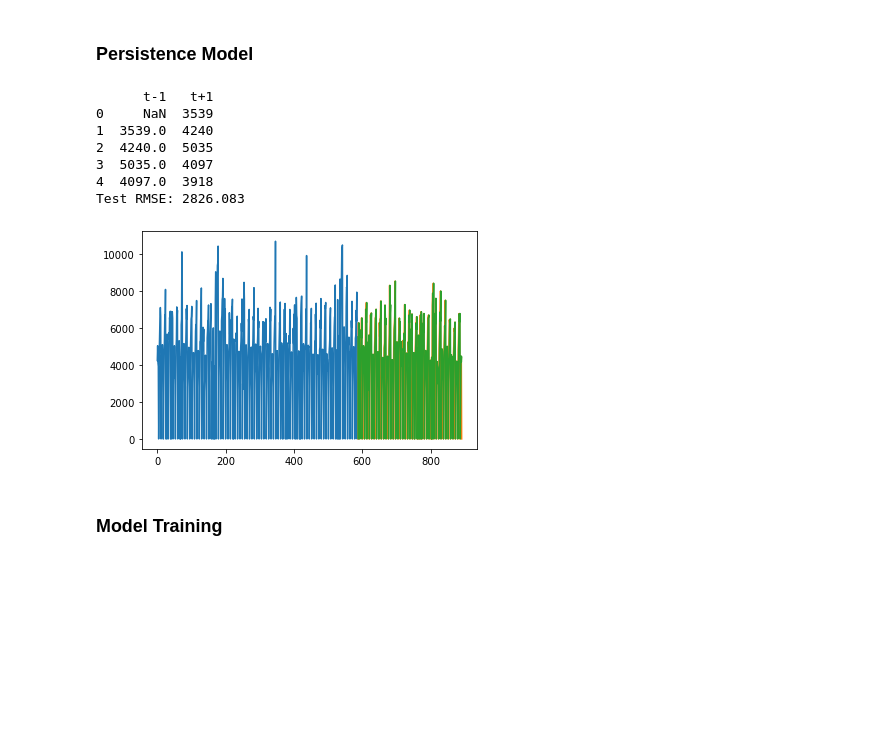
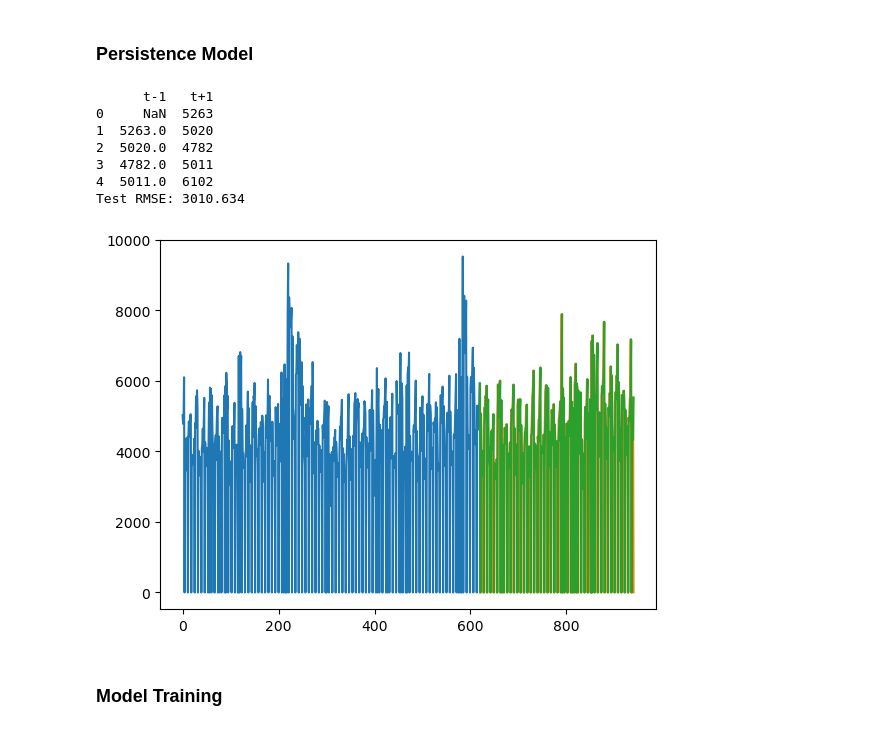
Before and after one commit to amanods/Rossmann_Sales_Prediction, a Jupyter notebook: rossmann_store_analysis_forecast_2.ipynb, the cells around one changed output. Saved outputs shown, nothing was run; the diff lists cells and outputs as text; code cells hidden in the pictures; blank space fills up the shorter version.

```diff
--- a/rossmann_store_analysis_forecast_2.ipynb
+++ b/rossmann_store_analysis_forecast_2.ipynb
@@ -193,7 +164,7 @@ Name: DayOfWeek, dtype: int64
 # %% [markdown]
 Looks good!
 # %%
-train_s1 = train[(train.Store == 2)]
+df_s1 = train[(train.Store == 1)]
 # %%
 from statsmodels.tsa.stattools import adfuller
 
@@ -233,7 +203,7 @@ train_s1 = train_s1.iloc[49:]
 ### Persistence Model
 # %%
 # Data
-series = train_s1["Sales"]
+series = df_s1["Sales"]
 
 # Create lagged dataset
 values = pd.DataFrame(series.values)
@@ -241,40 +211,40 @@ dataframe = pd.concat([values.shift(1), values], axis=1)
 dataframe.columns = ['t-1', 't+1']
 print(dataframe.head(5))
 
 
 # split into train and test sets
 X = dataframe.values
 train_size = int(len(X) * 0.66)
 train_per, test_per = X[1:train_size], X[train_size:]
 train_X_per, train_y_per = train_per[:,0], train_per[:,1]
 test_X_per, test_y_per = test_per[:,0], test_per[:,1]
 
 # persistence model
 def model_persistence(x):
 	return x
 
 # walk-forward validation
 predictions = list()
 for x in test_X_per:
 	yhat = model_persistence(x)
 	predictions.append(yhat)
 test_score = np.sqrt(mean_squared_error(test_y_per, predictions))
 print('Test RMSE: %.3f' % test_score)
 
 # plot predictions and expected results
 plt.plot(train_y_per)
 plt.plot([None for i in train_y_per] + [x for x in test_y_per])
 plt.plot([None for i in train_y_per] + [x for x in predictions])
 plt.show()
 # %% [output]
       t-1   t+1
-0     NaN  3539
-1  3539.0  4240
-2  4240.0  5035
-3  5035.0  4097
-4  4097.0  3918
-Test RMSE: 2826.083
+0     NaN  5263
+1  5263.0  5020
+2  5020.0  4782
+3  4782.0  5011
+4  5011.0  6102
+Test RMSE: 3010.634
-[figure, old version]
+[figure, new version]
 # %% [markdown]
 ### Model Training
 # %%
```
Also changed, not shown: parts of 34 cells of this notebook, 1 other file.
